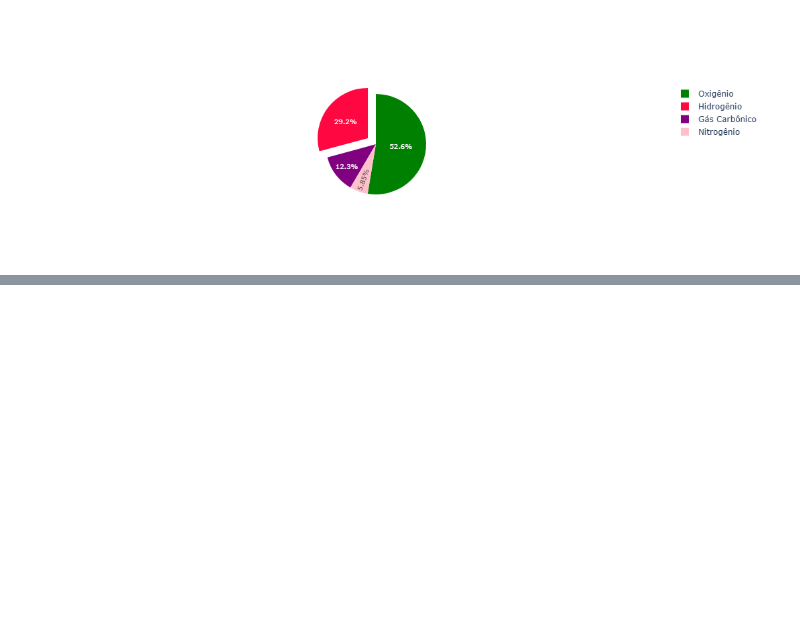
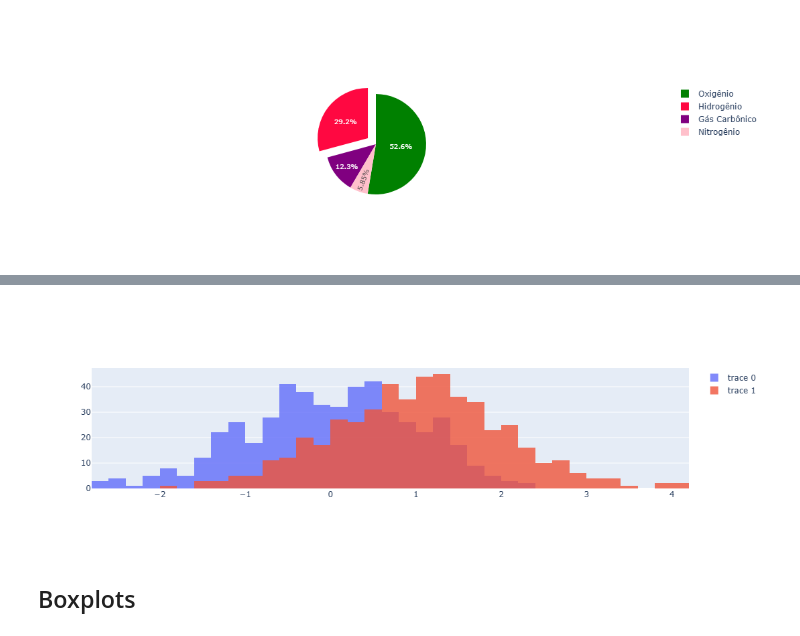
Before and after one commit to dev-DaviGuerra/Plotly, a Jupyter notebook: Plotly.ipynb, the cells around one changed output, grey strips where cells are left out. Saved outputs shown, nothing was run; the diff lists cells and outputs as text; code cells hidden in the pictures; blank space fills up the shorter version.

```diff
--- a/Plotly.ipynb
+++ b/Plotly.ipynb
@@ -91,0 +104,13 @@ fig.show()
+# %%
+x1 = np.random.randn(500) + 1
+# %%
+fig = go.Figure()
+fig.add_trace(go.Histogram(x=x))
+fig.add_trace(go.Histogram(x=x1))
+
+fig.update_layout(barmode='overlay')
+fig.update_traces(opacity=0.8)
+# %% [output]
+[figure, added]
+# %% [markdown]
+## Boxplots
```
Also changed, not shown: parts of 5 cells of this notebook.
